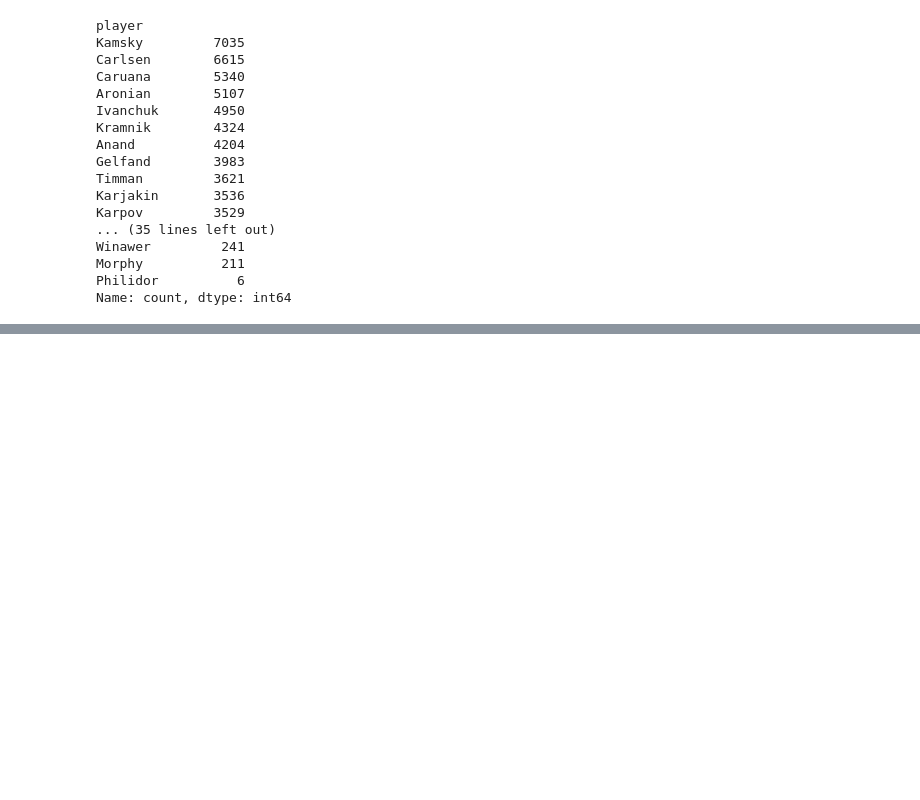
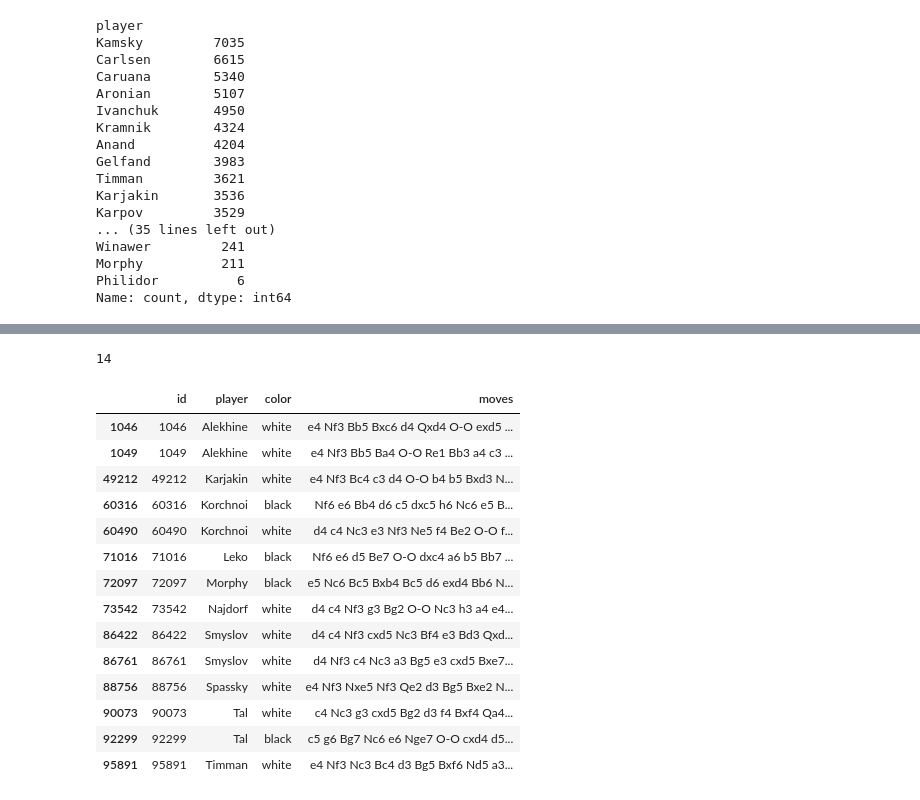
Before and after one commit to 212113114/ChessMatch-V2, a Jupyter notebook: preprocesamiento.ipynb, the cells around one changed output, grey strips where cells are left out. Cells and saved outputs as stored; diff of their text form; code cells hidden in the pictures; blank space fills up the shorter version.

```diff
--- a/preprocesamiento.ipynb
+++ b/preprocesamiento.ipynb
@@ -185,0 +187,5 @@ def vectorizar(jugadas):
+# %%
+#Eliminamos valores nulos
+df_player_moves = df_player_moves.dropna(subset=["moves"]).copy()
+df_player_moves["moves"] = df_player_moves["moves"].astype(str)
+df_player_moves
@@ -185,0 +218,4 @@ def vectorizar(jugadas):
+# %%
+#Eliminamos partidas que tengan un solo movimiento
+df_player_moves = df_player_moves[df_player_moves["moves"].apply(lambda x: len(str(x).split())) > 1]
+df_player_moves
@@ -185,0 +236,21 @@ def vectorizar(jugadas):
+# %%
+#Partidas duplicadas
+print(df_player_moves.duplicated(subset=["player", "moves"]).sum())
+df_player_moves[df_player_moves.duplicated(subset=["player", "moves"])]
+# %% [output]
+14
+|  | id | player | color | moves |
+| 1046 | 1046 | Alekhine | white | e4 Nf3 Bb5 Bxc6 d4 Qxd4 O-O exd5 ... |
+| 1049 | 1049 | Alekhine | white | e4 Nf3 Bb5 Ba4 O-O Re1 Bb3 a4 c3 ... |
+| 49212 | 49212 | Karjakin | white | e4 Nf3 Bc4 c3 d4 O-O b4 b5 Bxd3 N... |
+| 60316 | 60316 | Korchnoi | black | Nf6 e6 Bb4 d6 c5 dxc5 h6 Nc6 e5 B... |
+| 60490 | 60490 | Korchnoi | white | d4 c4 Nc3 e3 Nf3 Ne5 f4 Be2 O-O f... |
+| 71016 | 71016 | Leko | black | Nf6 e6 d5 Be7 O-O dxc4 a6 b5 Bb7 ... |
+| 72097 | 72097 | Morphy | black | e5 Nc6 Bc5 Bxb4 Bc5 d6 exd4 Bb6 N... |
+| 73542 | 73542 | Najdorf | white | d4 c4 Nf3 g3 Bg2 O-O Nc3 h3 a4 e4... |
+| 86422 | 86422 | Smyslov | white | d4 c4 Nf3 cxd5 Nc3 Bf4 e3 Bd3 Qxd... |
+| 86761 | 86761 | Smyslov | white | d4 Nf3 c4 Nc3 a3 Bg5 e3 cxd5 Bxe7... |
+| 88756 | 88756 | Spassky | white | e4 Nf3 Nxe5 Nf3 Qe2 d3 Bg5 Bxe2 N... |
+| 90073 | 90073 | Tal | white | c4 Nc3 g3 cxd5 Bg2 d3 f4 Bxf4 Qa4... |
+| 92299 | 92299 | Tal | black | c5 g6 Bg7 Nc6 e6 Nge7 O-O cxd4 d5... |
+| 95891 | 95891 | Timman | white | e4 Nf3 Nc3 Bc4 d3 Bg5 Bxf6 Nd5 a3... |
```
Also changed, not shown: parts of 12 cells of this notebook.
